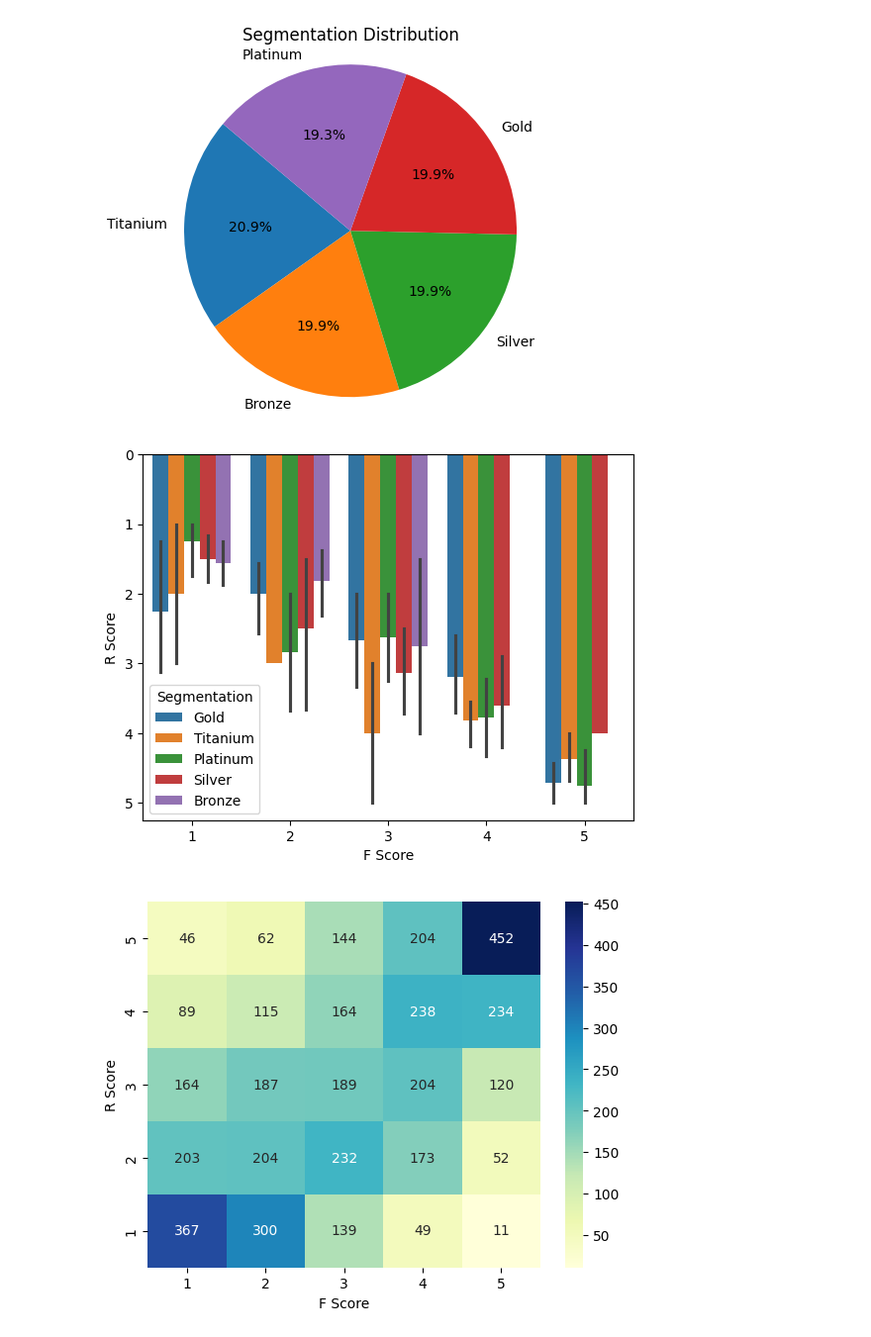
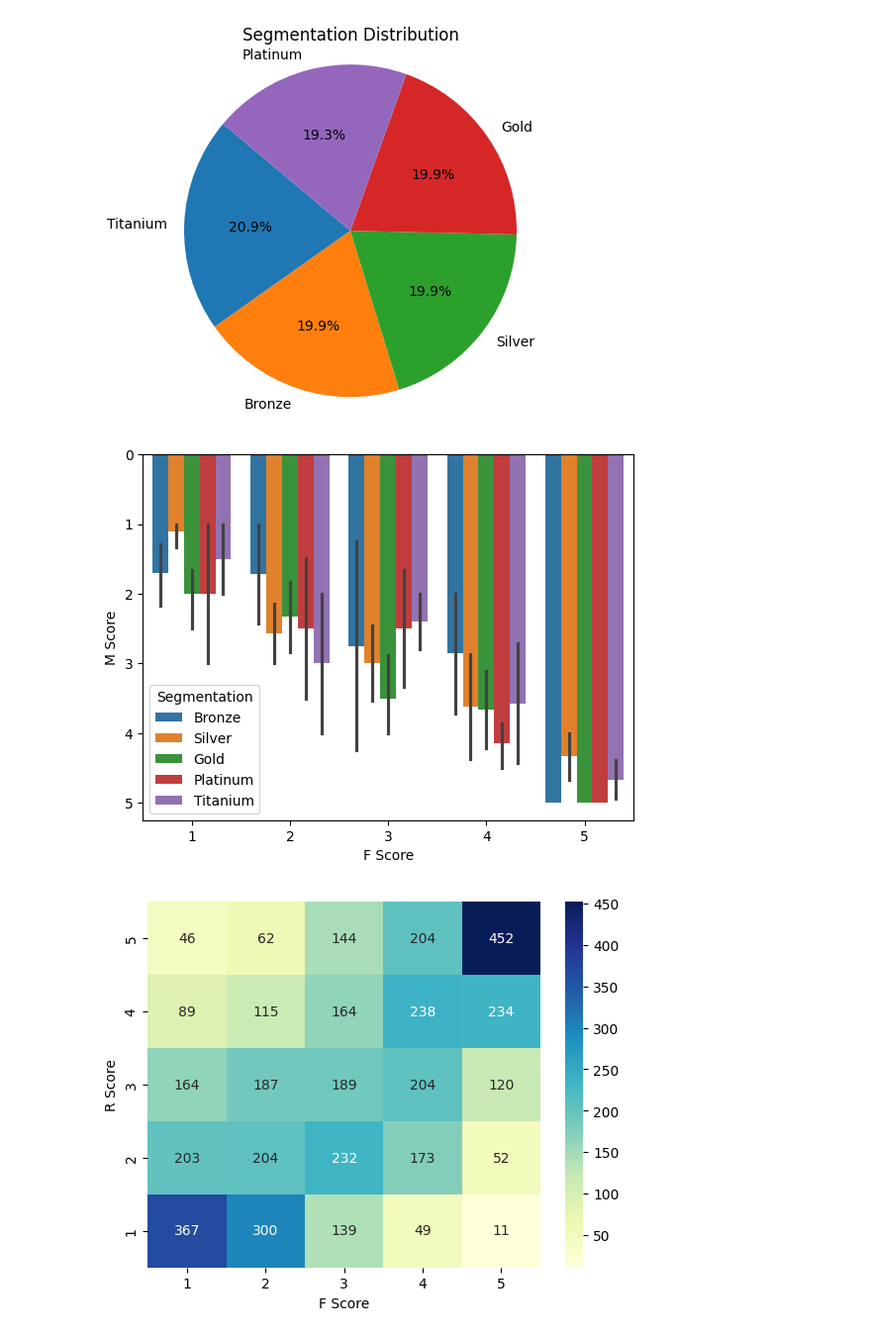
Before and after one commit to MohamedKMostafa/segmentation, a Jupyter notebook: Customer segmentation.ipynb, the cells around one changed output. Shown at 99% size. Cells and saved outputs as stored; diff of their text form; code cells hidden in the pictures.

```diff
--- a/Customer segmentation.ipynb
+++ b/Customer segmentation.ipynb
@@ -478,15 +565,20 @@ plt.show()
 # %% [output]
 [figure]
 # %%
-""" VIsualize F score and M score based on Segmentation"""
+# Assuming 'RFM' is your DataFrame containing the 'F Score', 'M Score', and 'Segmentation' columns
 
-sns.barplot(x="F Score", y="M Score", hue="Segmentation", data=(RFM).sample(200))
-try:
-    plt.xlabel('F Score')
-    plt.ylabel('R Score')
-    plt.show()
-except AttributeError:
-    pass
+# Define the order for the 'Segmentation' column
+segment_order = ['Bronze', 'Silver', 'Gold', 'Platinum', 'Titanium']
+
+# Create the barplot with the 'Segmentation' in the specified order
+sns.barplot(x='F Score', y='M Score', hue='Segmentation', hue_order=segment_order, data=RFM.sample(200))
+
+# Set x and y labels
+plt.xlabel('F Score')
+plt.ylabel('M Score')
+
+# Show the plot
+plt.show()
 # %% [output]
-[figure, old version]
+[figure, new version]
 # %%
```
Also changed, not shown: parts of 12 cells of this notebook, 2 other files.
